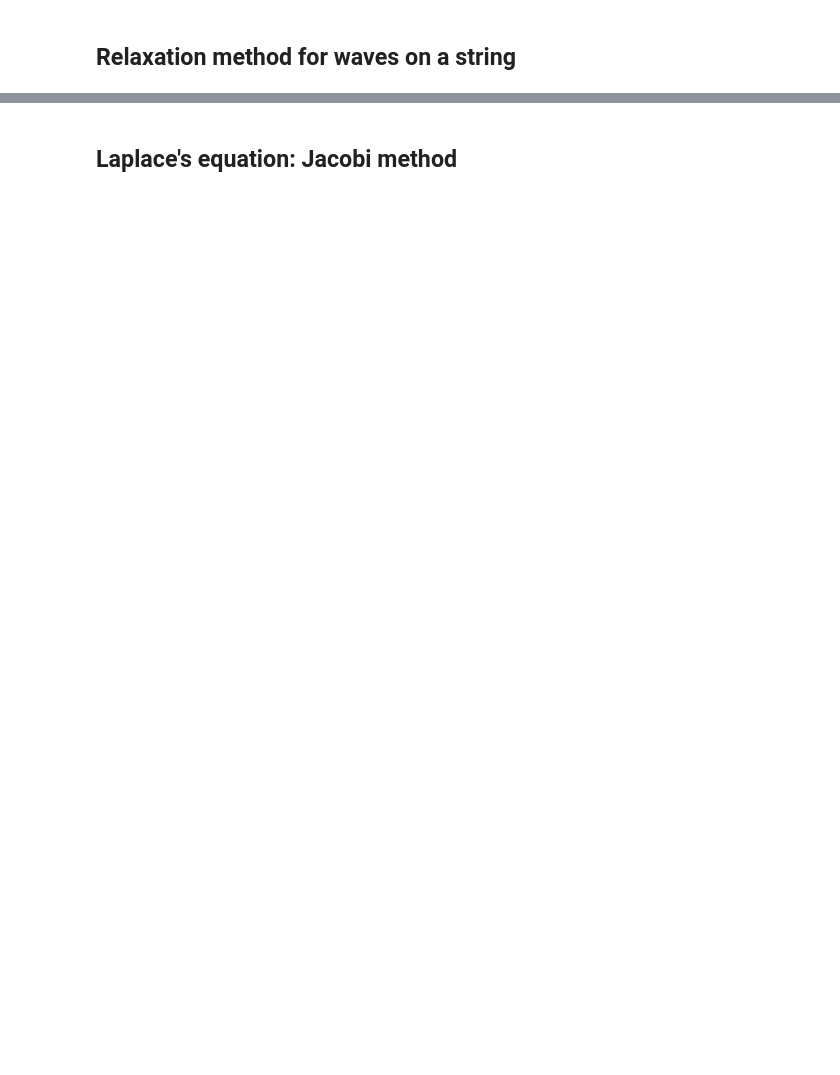
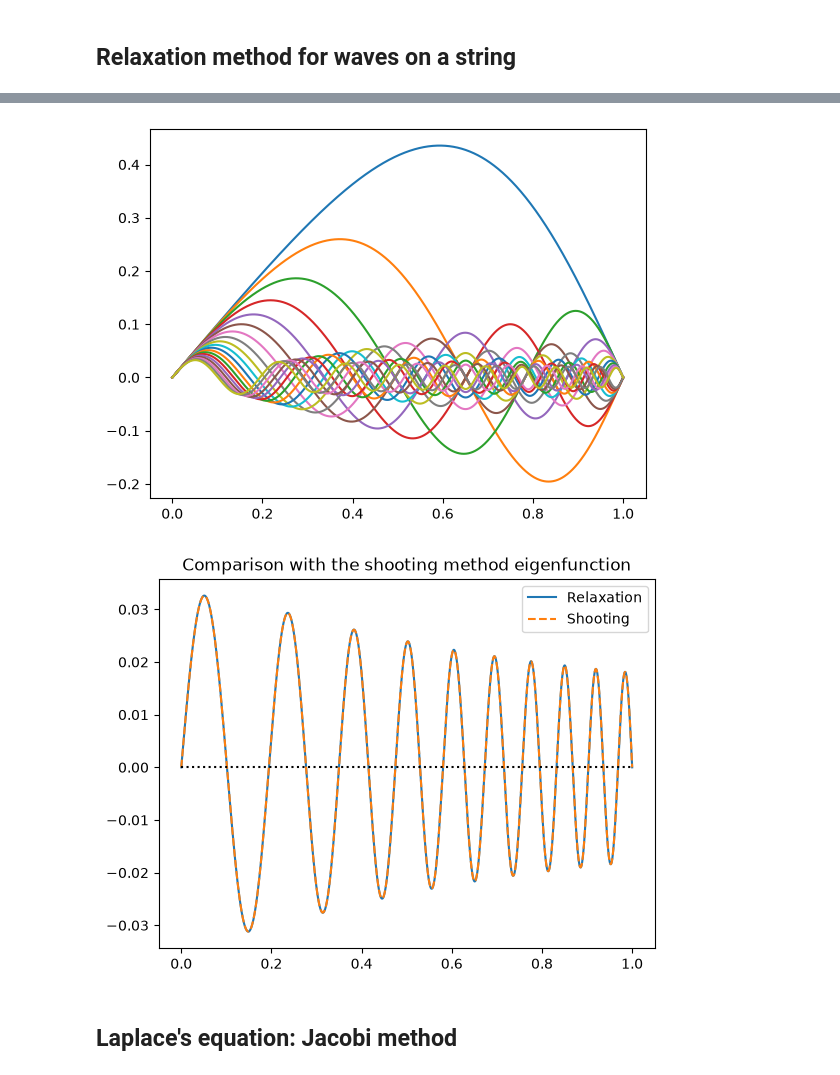
Before and after one commit to andrewcumming/phys512, a Jupyter notebook: solutions_bvp.ipynb, the cells around one changed output, grey strips where cells are left out. Saved outputs shown, nothing was run; the diff lists cells and outputs as text; code cells hidden in the pictures; blank space fills up the shorter version.

```diff
--- a/solutions_bvp.ipynb
+++ b/solutions_bvp.ipynb
@@ -203,0 +249,76 @@ F=1; Solve took 0.000614643 seconds
+# %%
+import scipy.sparse
+
+def calculate_F(f, x, om):
+    # same as before but add an extra equation for the normalization
+    F = np.zeros(ngrid+1)
+    dx = x[1]-x[0]  # assume constant spacing
+    F[1:ngrid-1] = f[2:] - (2 - dx**2 * om**2 * rho(x[1:-1]))*f[1:-1] + f[:-2]
+    F[0] = f[0]  #bc
+    F[ngrid-1] = f[-1] #bc
+    F[ngrid] = f[1] - f[0] - dx #normalization
+    return F
+
+# Calculate the Jacobian
+def calculate_J(f, x, om):
+    dx = x[1]-x[0]  # assume constant spacing
+
+    # First compute the main part of the matrix
+    a = np.ones(ngrid-1)
+    a[0] = 0  # bc
+    b = - (2 - dx**2 * om**2 * rho(x))
+    b[0] = 1  #bc
+    b[-1] = 1 #bc
+    c = np.ones(ngrid-1)
+    c[-1] = 0 # bc
+    A = scipy.sparse.diags([c,b,a],[-1,0,1])
+
+    # Now the column for dF/domega
+    dFdom = 2 * dx**2 * om * rho(x) * f
+    dFdom[0] = 0
+    dFdom[-1] = 0
+    # make into a column vector
+    col = dFdom.reshape(-1, 1)
+
+    # normalization row: d(f[1]-f[0]-dx)/df
+    norm = np.zeros(ngrid)
+    norm[0] = -1
+    norm[1] = 1
+
+    return scipy.sparse.block_array([[A, col], [norm, None]], format='csc')
+
+# --- setup ---
+ngrid = 1000
+x = np.linspace(0, 1, ngrid)
+dx = x[1] - x[0]
+
+plt.figure()
+
+for nmode in range(0,19):
+    # use the frequency from the shooting calculation for this mode
+    omega = om_s[nmode]
+    # but for the eigenfunction, just try a sinusoidal initial guess
+    f = np.sin((nmode+1)*np.pi*x/2)
+
+    for i in range(10):
+        F = calculate_F(f, x, omega)
+        J = calculate_J(f, x, omega)
+        df = scipy.sparse.linalg.spsolve(J, -F)
+        f = f + df[:-1]
+        omega = omega + df[-1]
+        if np.max(np.abs(df)) < 1e-6:
+            break
+
+    plt.plot(x,f)
+
+    print('nmode = %d, omega = %.10f, omega/pi = %.10f (%.10f shooting) %d iterations'
+          % (nmode, omega, omega/np.pi, om_s[nmode]/np.pi, i))
+
+plt.figure()
+plt.plot(x, f, label='Relaxation')
+plt.plot(x_s[-1], f_s[-1], '--', label='Shooting')
+plt.plot((0, 1), (0, 0), 'k:')
+plt.legend()
+plt.title('Comparison with the shooting method eigenfunction')
+plt.show()
+# %% [output]
@@ -204,3 +344,5 @@ F=1; Solve took 0.000614643 seconds
+[figure, added]
+[figure, added]
 # %% [markdown]
 ## Laplace's equation: Jacobi method
 # %% [markdown]
```
Also changed, not shown: parts of 14 cells of this notebook.
